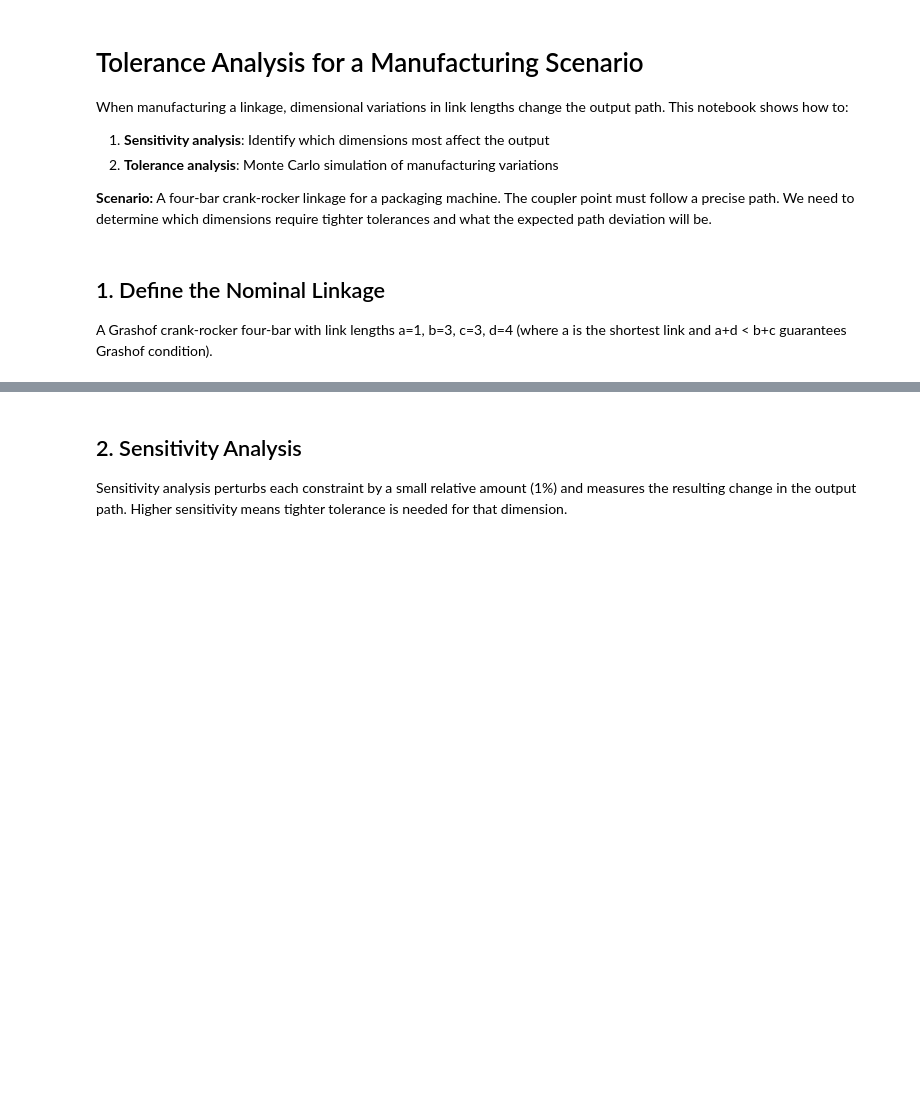
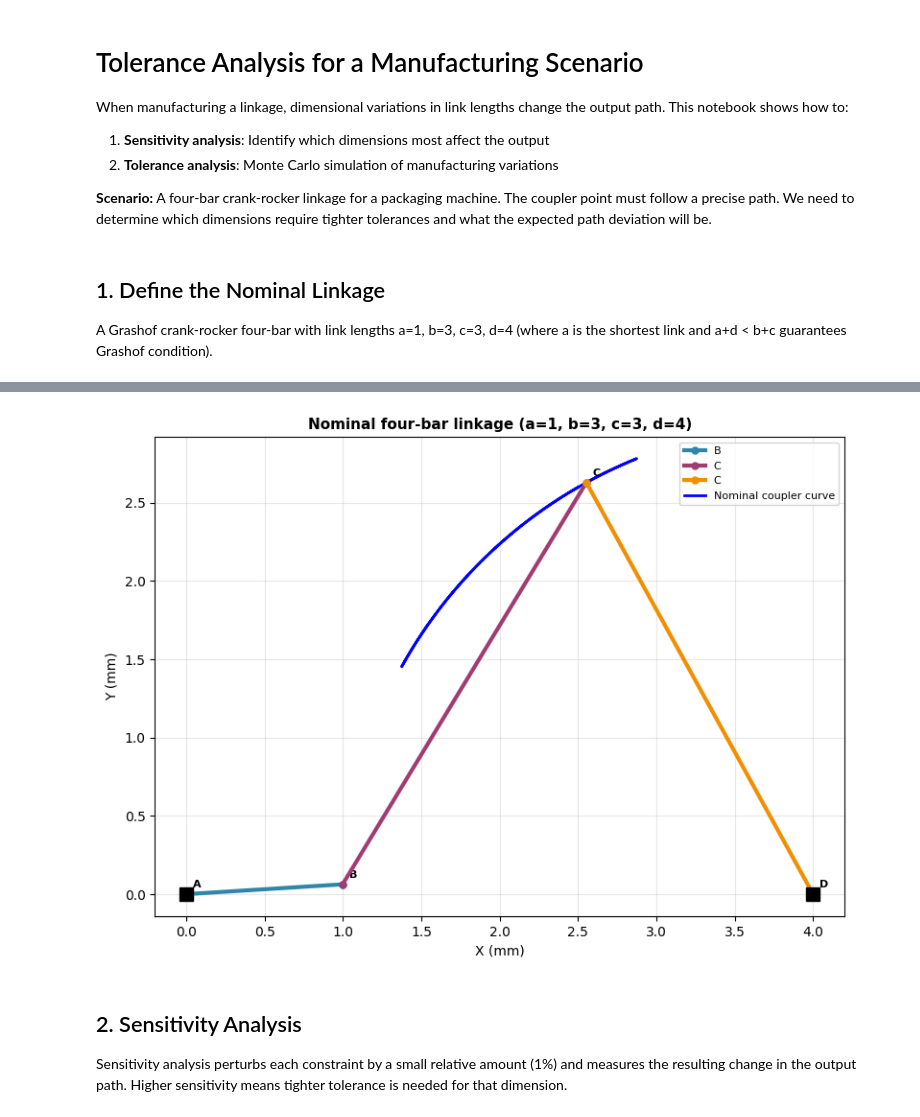
Before and after one commit to HugoFara/pylinkage, a Jupyter notebook: docs/notebooks/03_tolerance_analysis.ipynb, the cells around one changed output, grey strips where cells are left out. Drawn from its saved outputs; the diff is of its cells as text; code cells hidden in the pictures; blank space fills up the shorter version.

```diff
--- a/docs/notebooks/03_tolerance_analysis.ipynb
+++ b/docs/notebooks/03_tolerance_analysis.ipynb
@@ -37,25 +41,26 @@ print(f"Constraints: {linkage.get_num_constraints()}")
 # %%
 # Simulate and plot the nominal coupler path with mechanism
 loci = list(linkage.step(iterations=100))
-coupler_path = [(pos[-1][0], pos[-1][1]) for pos in loci if pos[-1][0] is not None]
+cx, cy = extract_trajectory(loci)
 
 fig, ax = plt.subplots(figsize=(8, 6))
 
 # Draw mechanism
 plot_static_linkage(linkage, ax, loci, show_legend=True, show_labels=True,
                     show_loci=False,
                     title='Nominal four-bar linkage (a=1, b=3, c=3, d=4)')
 
 # Coupler curve
-if coupler_path:
-    cx, cy = zip(*coupler_path, strict=False)
+if cx.size:
     ax.plot(cx, cy, 'b-', linewidth=2, label='Nominal coupler curve')
 
 ax.set_xlabel('X (mm)')
 ax.set_ylabel('Y (mm)')
 ax.legend(fontsize=8)
 plt.tight_layout()
 plt.show()
+# %% [output]
+[figure, added]
 # %% [markdown]
 ## 2. Sensitivity Analysis
 
```
Also changed, not shown: parts of 10 cells of this notebook, 4 other files.
